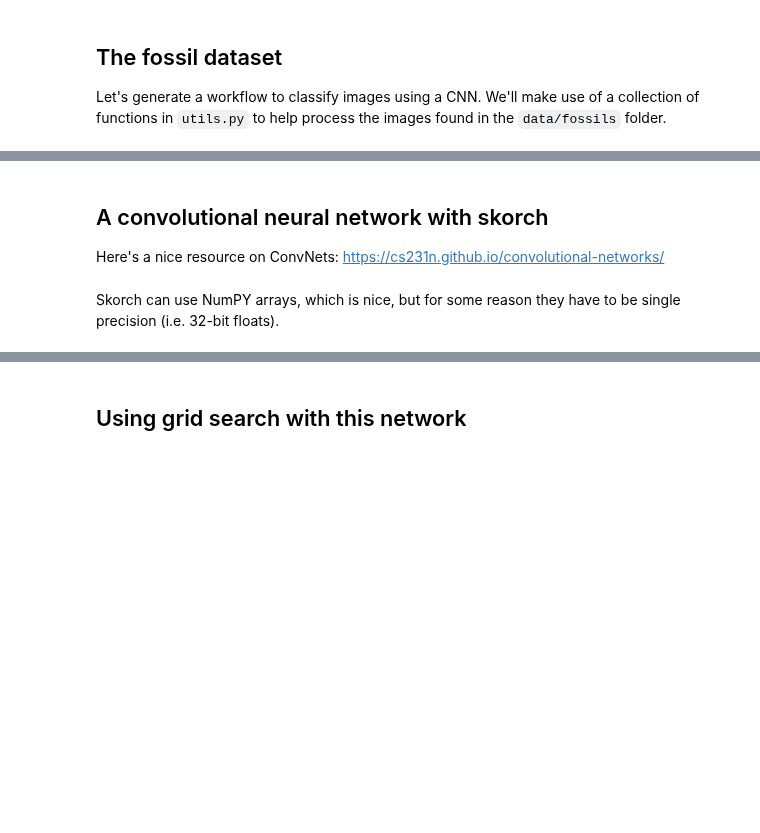
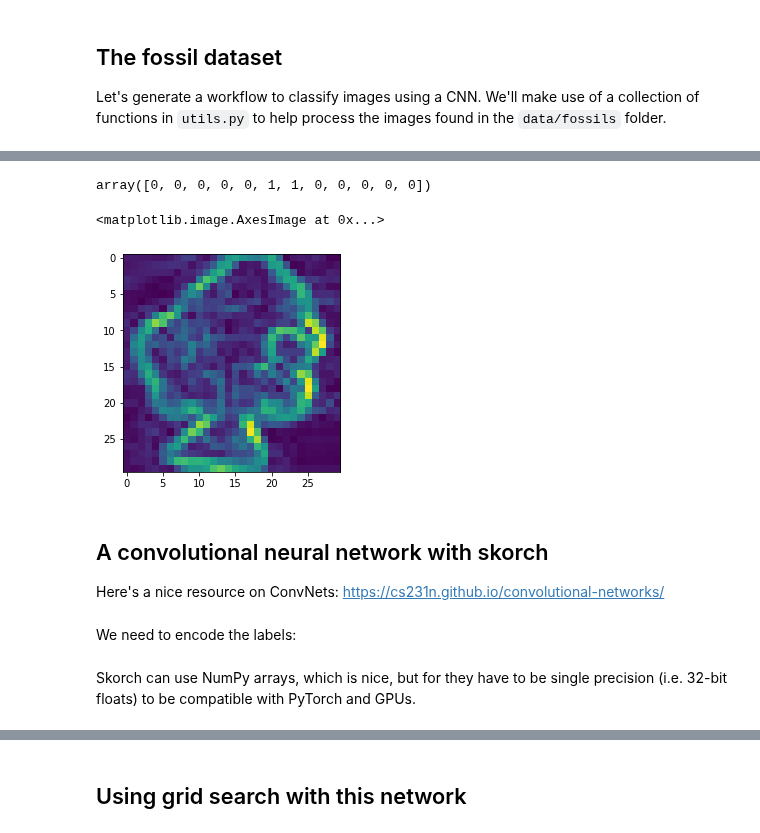
Before and after one commit to agilescientific/geocomputing, a Jupyter notebook: prod/Image_classification_with_skorch.ipynb, the cells around one changed output, grey strips where cells are left out. Cells and saved outputs as stored; diff of their text form; code cells hidden in the pictures; blank space fills up the shorter version.

```diff
--- a/prod/Image_classification_with_skorch.ipynb
+++ b/prod/Image_classification_with_skorch.ipynb
@@ -38,7 +46,37 @@ plt.colorbar()
+# %%
+# 1D example: a step.
+signal = [0, 0, 0, 0, 0, 0, 0, 1, 1, 1, 1, 1, 1, 1]
+
+kernel = [1, 0, -1]
+
+np.convolve(signal, kernel, mode='valid')  # Can talk about effect of mode='same' or 'full' too
+
+# The 'edge' is highlighted, flat stuff is just 0's.
+# %% [output]
+array([0, 0, 0, 0, 0, 1, 1, 0, 0, 0, 0, 0])
+# %%
+# 2D example
+from scipy.signal import convolve2d
+
+kernel = np.array([[-1, 0, 1],  # This is one of the two Sobel edge detection kernels.
+                   [-2, 0, 2],  # The other one is the transpose of this.
+                   [-1, 0, 1]])
+
+# Look at these individually too.
+a = convolve2d(X_train[0].reshape(32,32), kernel, mode='valid')
+b = convolve2d(X_train[0].reshape(32,32), kernel.T, mode='valid')
+out = np.sqrt(a**2 + b**2)
+
+plt.imshow(out)
+# %% [output]
+<matplotlib.image.AxesImage at 0x...>
+[figure, added]
 # %% [markdown]
 ## A convolutional neural network with skorch
 
 Here's a nice resource on ConvNets: https://cs231n.github.io/convolutional-networks/
+# %% [markdown]
+We need to encode the labels:
 # %%
 from sklearn.preprocessing import LabelEncoder
 
@@ -50,4 +88,4 @@ y_val = encoder.transform(y_val)
 # %% [markdown]
-Skorch can use NumPY arrays, which is nice, but for some reason they have to be single precision (i.e. 32-bit floats).
+Skorch can use NumPy arrays, which is nice, but for they have to be single precision (i.e. 32-bit floats) to be compatible with PyTorch and GPUs.
 # %%
 X_train = X_train.reshape(-1, 1, 32, 32).astype(np.float32)
```
Also changed, not shown: parts of 30 cells of this notebook, 4 other files.
